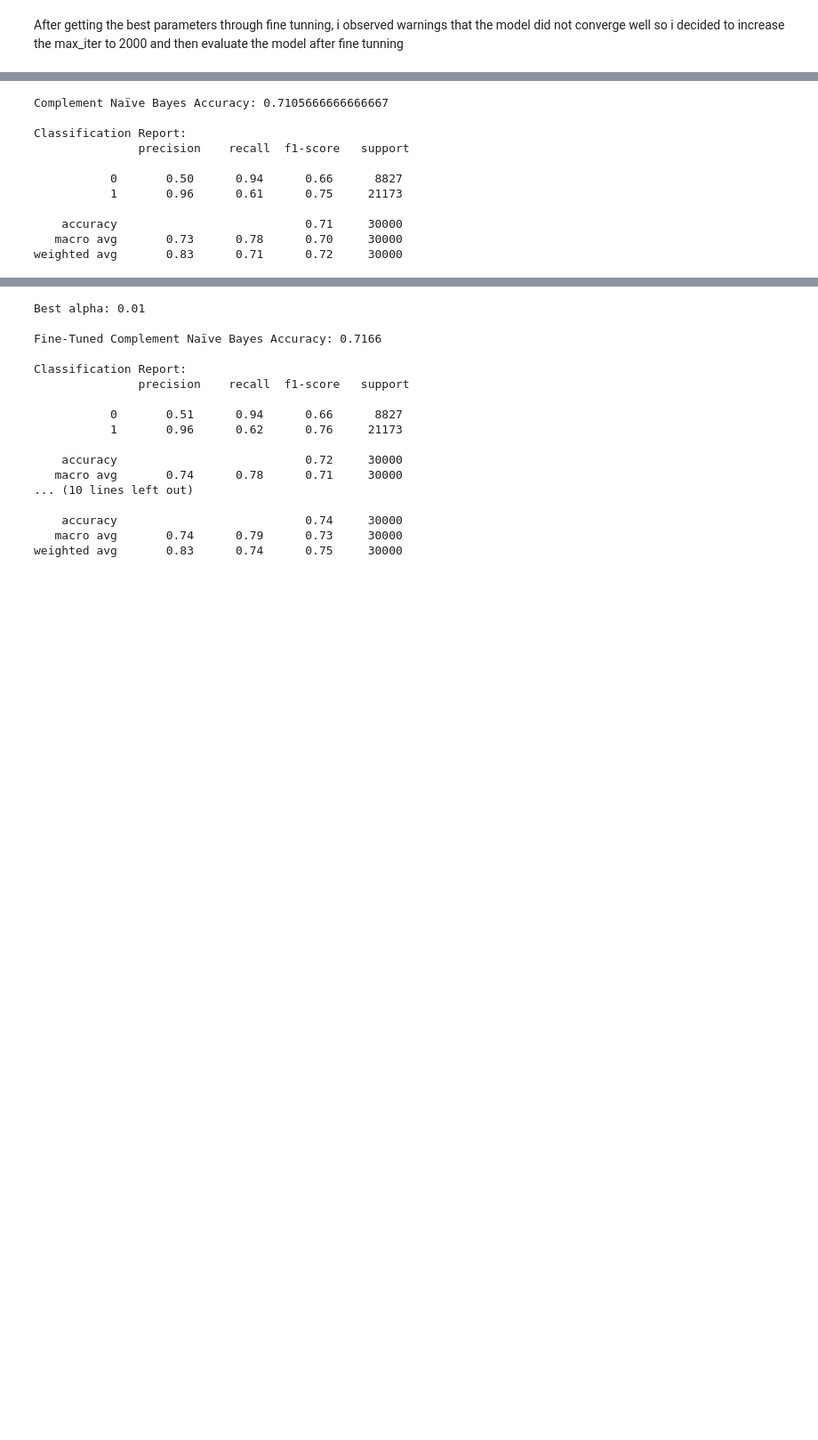
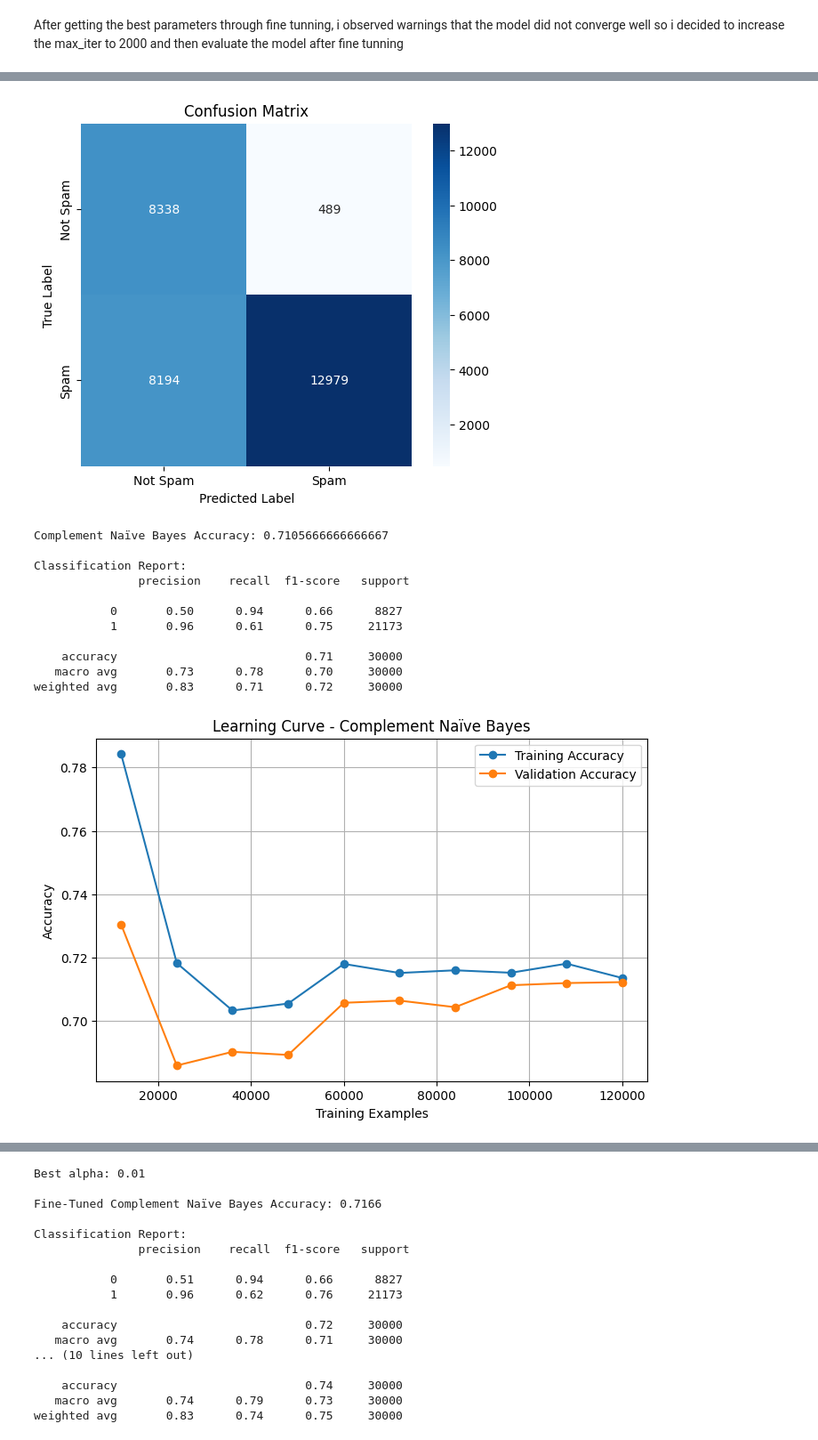
Before and after one commit to Olakunle64/Email_Threat_Detection_AI, a Jupyter notebook: notebooks/machine_learning2.ipynb, the cells around one changed output, grey strips where cells are left out. Shown: that part at 89% size. Drawn from its saved outputs; the diff is of its cells as text; code cells hidden in the pictures; blank space fills up the shorter version.

```diff
--- a/notebooks/machine_learning2.ipynb
+++ b/notebooks/machine_learning2.ipynb
@@ -1033,33 +1072,47 @@ from sklearn.model_selection import train_test_split
 from sklearn.naive_bayes import ComplementNB  # ComplementNB is better for imbalanced datasets
 from sklearn.metrics import accuracy_score, classification_report
 
 # Define the features to use
 features = [
     "num_words", "num_links", "num_attachments", "num_suspicious_attachments",
     "has_html", "spam_score", "num_suspicious_links", "is_fake_domain",
     "is_missing_to", "num_recipients", "num_subject_words"
 ]
 
 # Select features and target variable
 X = df[features]  # Use only the engineered features
 y = df['label']   # Target column (0 = Safe, 1 = Spam)
 
 # Split dataset into train and test sets
 X_train, X_test, y_train, y_test = train_test_split(
     X, y, test_size=0.2, random_state=42, stratify=y
 )
 
 # Train Complement Naïve Bayes Model
 nb_model = ComplementNB()  # Better for imbalanced data
 nb_model.fit(X_train, y_train)
 
 # Predictions
 y_pred = nb_model.predict(X_test)
 
+# Compute confusion matrix
+cm = confusion_matrix(y_test, y_pred)
+
+# Plot confusion matrix
+plt.figure(figsize=(6, 5))
+sns.heatmap(cm, annot=True, fmt="d", cmap="Blues", xticklabels=["Not Spam", "Spam"], yticklabels=["Not Spam", "Spam"])
+plt.xlabel("Predicted Label")
+plt.ylabel("True Label")
+plt.title("Confusion Matrix")
+plt.show()
+
 # Evaluate Performance
 print("Complement Naïve Bayes Accuracy:", accuracy_score(y_test, y_pred))
 print("\nClassification Report:\n", classification_report(y_test, y_pred))
+
+plot_learning_curve(nb_model, X, y, model_name="Complement Naïve Bayes")
 # %% [output]
+[figure, added]
 Complement Naïve Bayes Accuracy: 0.7105666666666667
 
 Classification Report:
@@ -1071,3 +1124,4 @@ Classification Report:
     accuracy                           0.71     30000
    macro avg       0.73      0.78      0.70     30000
 weighted avg       0.83      0.71      0.72     30000
+[figure, added]
```
Also changed, not shown: parts of 16 cells of this notebook, 1 other file.
